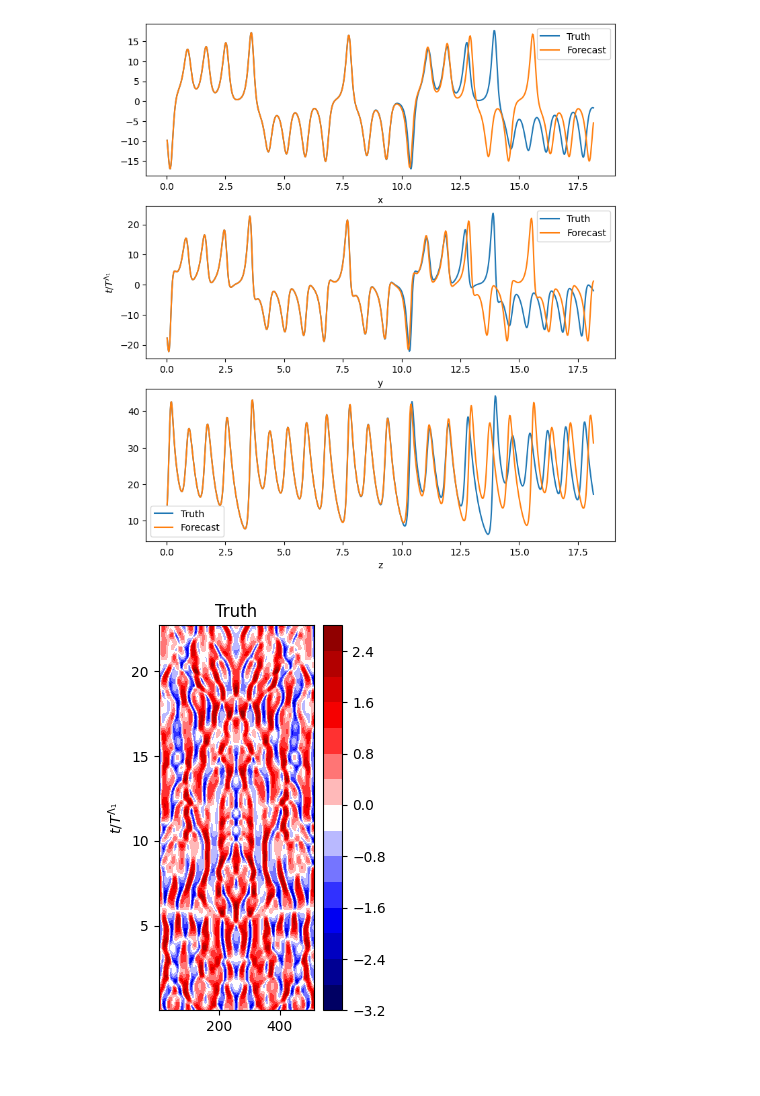
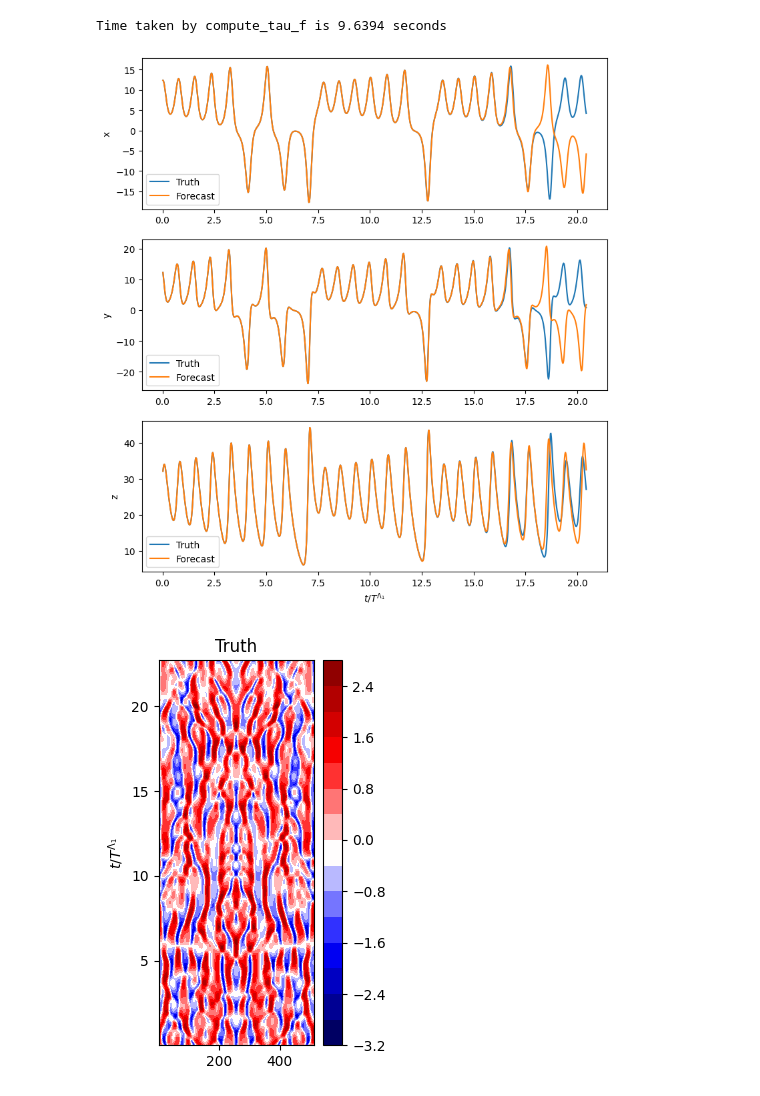
Before and after one commit to pinakm9/deeprf, a Jupyter notebook: notebooks/waterfall-L63.ipynb, the cells around one changed output. Cells and saved outputs as stored; diff of their text form; code cells hidden in the pictures.

```diff
--- a/notebooks/waterfall-L63.ipynb
+++ b/notebooks/waterfall-L63.ipynb
@@ -24,9 +24,9 @@ def waterfall(data, filename=None, drf=None, **tau_f_kwargs):
     axs = [fig.add_subplot(3, 1, i+1) for i in range(3)]
     for i in range(3):
         axs[i].plot(t, data[i, :], label='Truth')
-        axs[i].set_xlabel(vars[i])
+        axs[i].set_ylabel(vars[i])
         axs[i].legend()
-    axs[1].set_ylabel(r'$t/T^{\Lambda_1}$')
+    axs[-1].set_xlabel(r'$t/T^{\Lambda_1}$')
     if drf is not None:
         z = drf.multistep_forecast(data[:, 0], m).cpu().numpy()
         for i in range(3):
@@ -55,11 +55,14 @@ test_index = int(data['test_index'].to_numpy()[best_index])
 train = Uo[:, train_index: train_index + training_points]
 drf.learn(train, model_seed)
 # %%
-trajectory = Vo[test_index, :, :800]
+tau = drf.compute_tau_f(Vo[:5000, :, :800], **tau_f_kwargs)
+index = np.argmax(tau[0])
+trajectory = Vo[index, :, :900]
 # trajectory = Uo[:, train_index: train_index + 800]
 waterfall(trajectory, filename='L63-waterfall', drf=drf, **tau_f_kwargs)
 # %% [output]
+Time taken by compute_tau_f is 9.6394 seconds
-[figure, old version]
+[figure, new version]
 # %%
 # Waterfall for best L96 model
 L0, L1 = 0.4, 3.5
```
Also changed, not shown: parts of 1 cell of this notebook, 2 other files.
